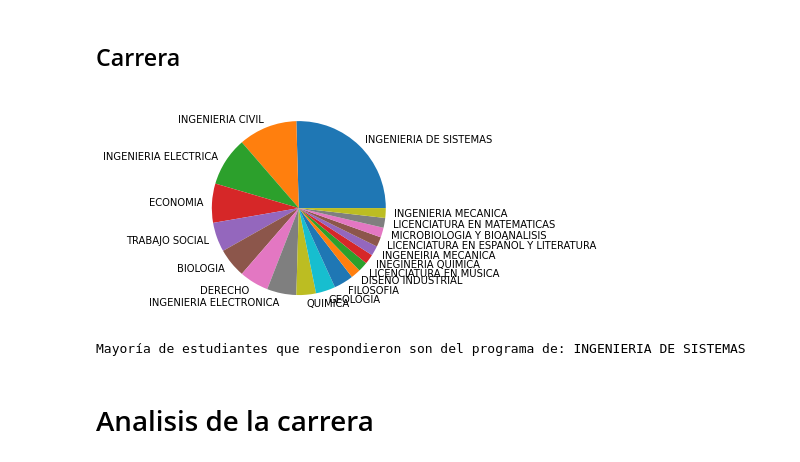
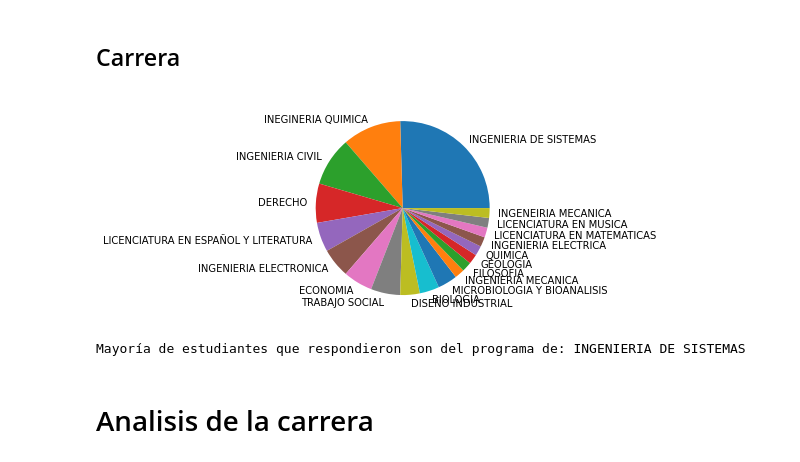
Before and after one commit to sebastianmora04/estadistica_j1, a Jupyter notebook: modelo.ipynb, the cells around one changed output. Cells and saved outputs as stored; diff of their text form; code cells hidden in the pictures.

Commit message:
carrera,nivel, tiempo correcciones

```diff
--- a/modelo.ipynb
+++ b/modelo.ipynb
@@ -122,16 +122,14 @@ plt.close('all')
 ## Carrera
 # %%
 carrera = df['Carrera']
-carreras = df['Carrera'].unique()
-ccarreras = df['Carrera'].value_counts().tolist()
+ccarreras = df['Carrera'].value_counts()
 modac = stat.mode(carrera)
-plt.pie(ccarreras, labels=carreras)
-
+plt.pie(ccarreras, labels=ccarreras.index)
 plt.show()
 plt.close('all')
 print('Mayoría de estudiantes que respondieron son del programa de: '+ modac)
 # %% [output]
-[figure, old version]
+[figure, new version]
 Mayoría de estudiantes que respondieron son del programa de: INGENIERIA DE SISTEMAS
 # %% [markdown]
 # Analisis de la carrera
```
Also changed, not shown: parts of 13 cells of this notebook.
